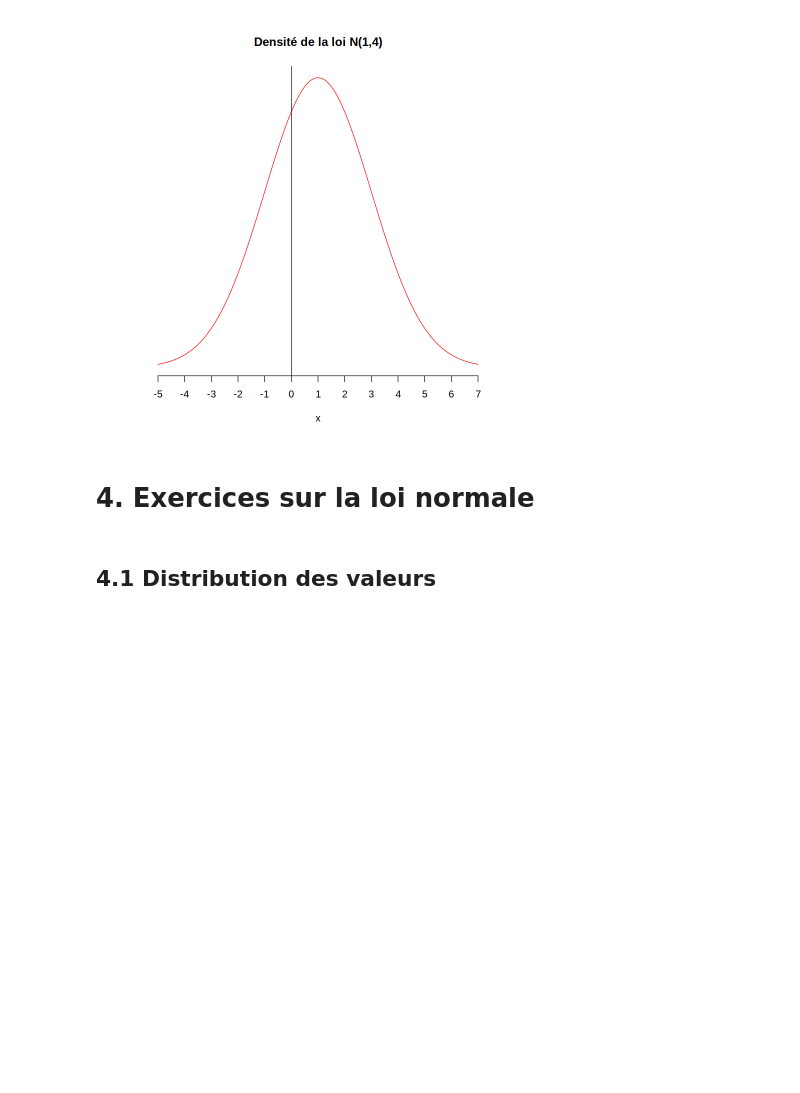
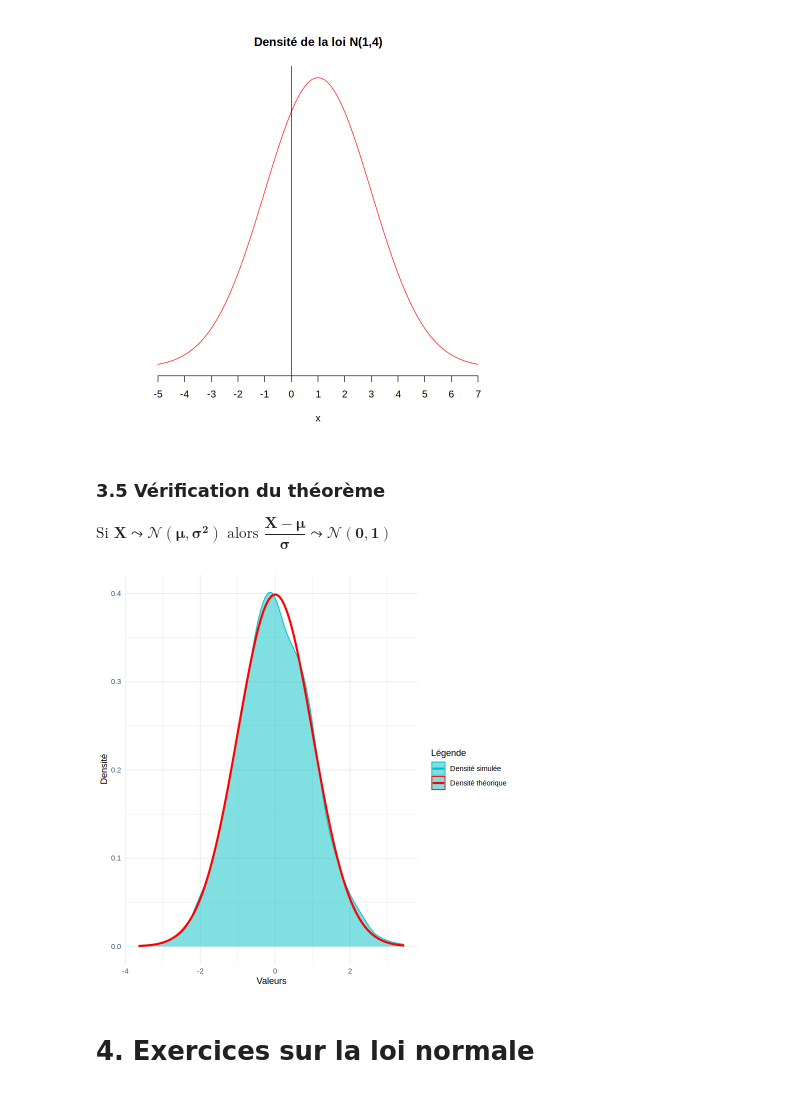
Before and after one commit to AllanDCQ/Simulation-de-lois-de-probabilit-s, a Jupyter notebook: simulation_de_lois_de_probabilites.ipynb, the cells around one changed output. Saved outputs shown, nothing was run; the diff lists cells and outputs as text; code cells hidden in the pictures; blank space fills up the shorter version.

```diff
--- a/simulation_de_lois_de_probabilites.ipynb
+++ b/simulation_de_lois_de_probabilites.ipynb
@@ -343,2 +355,31 @@ axis(2,pos=0,c(-1,1))
 # %% [output]
 [figure]
+# %% [markdown]
+### 3.5 Vérification du théorème
+$\text{Si } \mathbf{X\leadsto\mathcal N(\mu,\sigma^2)} \text{ alors } \mathbf{\dfrac{X-\mu}\sigma\leadsto\mathcal N(0,1)}$
+# %%
+n <- 2000
+mu <- 1
+sigma <- 4
+ech <- rnorm(n, mu, sigma)
+
+# Création du dataframe pour les données simulées
+df <- data.frame(x = ech)
+
+# Création du graphique avec ggplot2
+p<- ggplot(df, aes(x = (x - mu) / sigma)) +
+  # Densité des données simulées
+  geom_density(aes(color = "Densité simulée"), fill = "#00BFC4", alpha = 0.5) +
+  # Densité théorique de la loi normale
+  stat_function(fun = dnorm, aes(color = "Densité théorique"), size = 1.2) +
+  scale_color_manual(
+    name = "Légende",
+    values = c("Densité simulée" = "#00BFC4", "Densité théorique" = "red"),
+    labels = c("Densité simulée", "Densité théorique")
+  ) +
+  labs(x = "Valeurs", y = "Densité", color = "Légende") +
+  theme_minimal() +
+  theme(legend.position = "right")
+p
+# %% [output]
+[figure, added]
@@ -345,4 +388,2 @@ axis(2,pos=0,c(-1,1))
 # %% [markdown]
 # 4. Exercices sur la loi normale
-# %% [markdown]
-## 4.1 Distribution des valeurs
```
Also changed, not shown: parts of 60 cells of this notebook, 33 other files.
